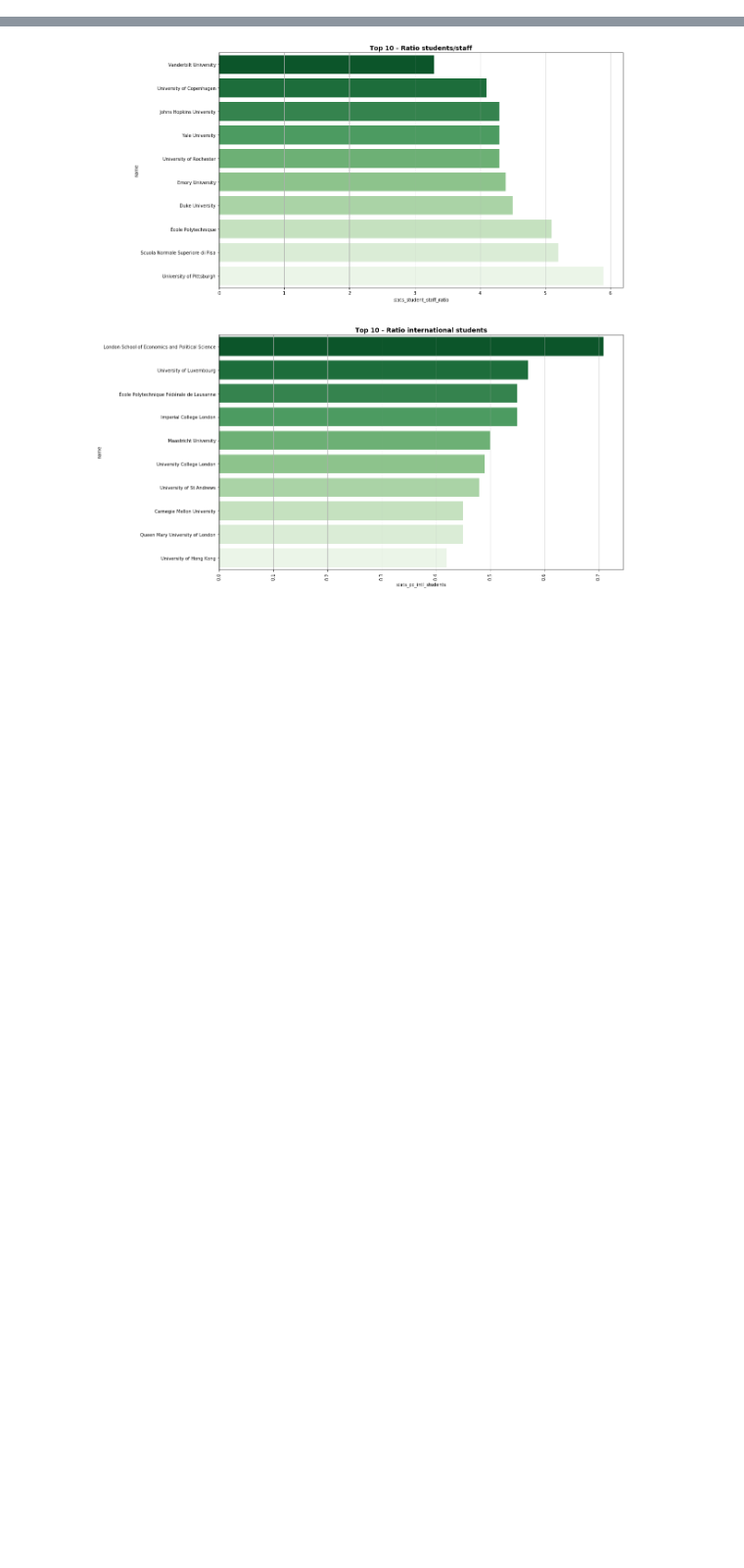
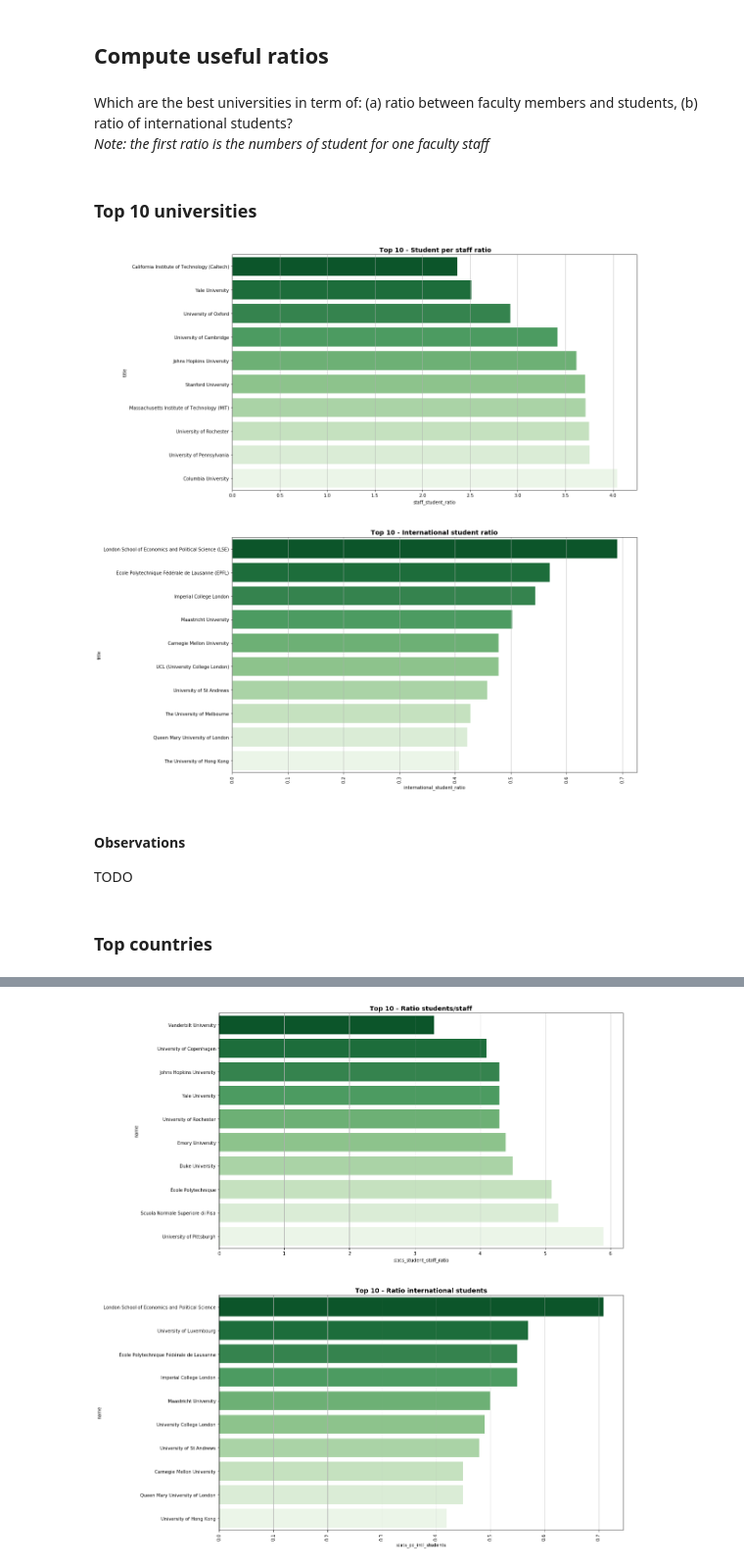
Before and after one commit to MsSquirrel/ADA---MAK, a Jupyter notebook: Homework 2/alex/Homework 2.ipynb, the cells around one changed output, grey strips where cells are left out. Shown: that part at 98% size. Drawn from its saved outputs; the diff is of its cells as text; code cells hidden in the pictures; blank space fills up the shorter version.

Commit message:
First part clean

```diff
--- a/Homework 2/alex/Homework 2.ipynb
+++ b/Homework 2/alex/Homework 2.ipynb
@@ -238,0 +46,2 @@ top200_the['stats_pc_intl_students'] = pd.to_numeric(top200_the['stats_pc_intl_s
+# %%
+top200_qs = raw_data_qs[: max_rank]
@@ -238,0 +106,28 @@ top200_the['stats_pc_intl_students'] = pd.to_numeric(top200_the['stats_pc_intl_s
+# %%
+# Data cleaning - Keep only useful information
+top200_qs = top200_qs[['title', 'country', 'region', 'total_faculty_staff', 'international_faculty_staff', 'total_students', 'international_students']]
+# %% [markdown]
+## Compute useful ratios
+# %% [markdown]
+Which are the best universities in term of: (a) ratio between faculty members and students, (b) ratio of international students?<br>
+<i>Note: the first ratio is the numbers of student for one faculty staff</i>
+# %%
+top200_qs['staff_student_ratio'] = (top200_qs.total_students / top200_qs.total_faculty_staff)   # (a)
+top200_qs['international_student_ratio'] = (top200_qs.international_students / top200_qs.total_students) # (b)
+# %% [markdown]
+### Top 10 universities
+# %%
+top10_qs_1 = top200_qs.sort_values(['staff_student_ratio'], ascending=True).head(10) # Top 10 universities - student/staff ratio
+top10_qs_2 = top200_qs.sort_values(['international_student_ratio'], ascending=False).head(10) # Top 10 universities - international student ratio
+# %%
+figure, axes = plt.subplots(2, 1, figsize=(16, 21))
+
+plot_data_bar(top10_qs_1, axes[0], 'title', 'staff_student_ratio', ' Top 10 - Student per staff ratio')
+plot_data_bar(top10_qs_2, axes[1], 'title', 'international_student_ratio', 'Top 10 - International student ratio')
+# %% [output]
+[figure, added]
+# %% [markdown]
+#### Observations
+TODO
+# %% [markdown]
+### Top countries
```
Also changed, not shown: parts of 59 cells of this notebook, 1 other file.
